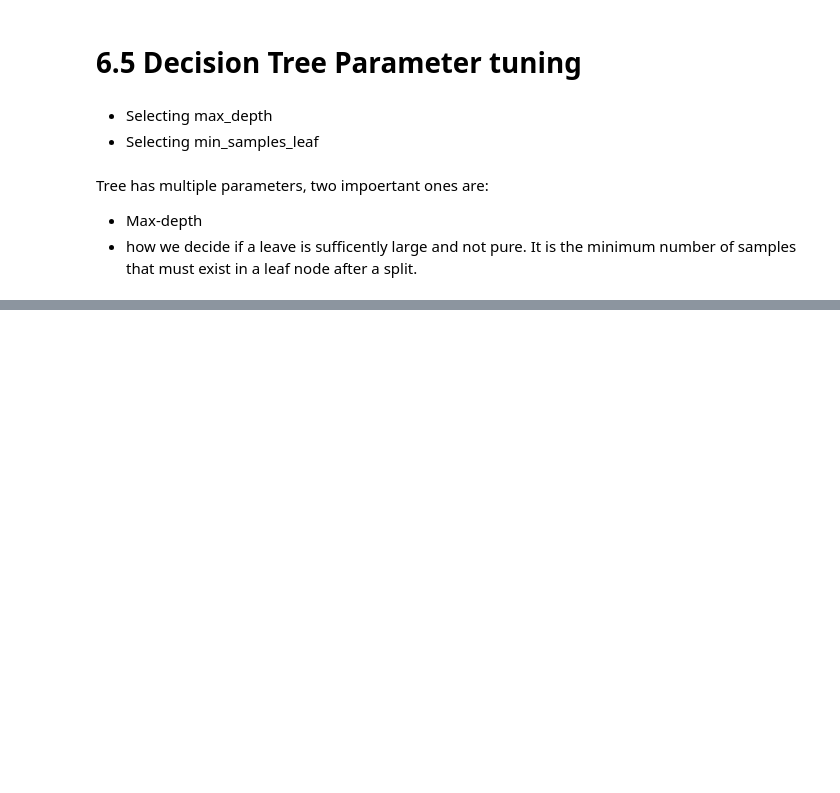
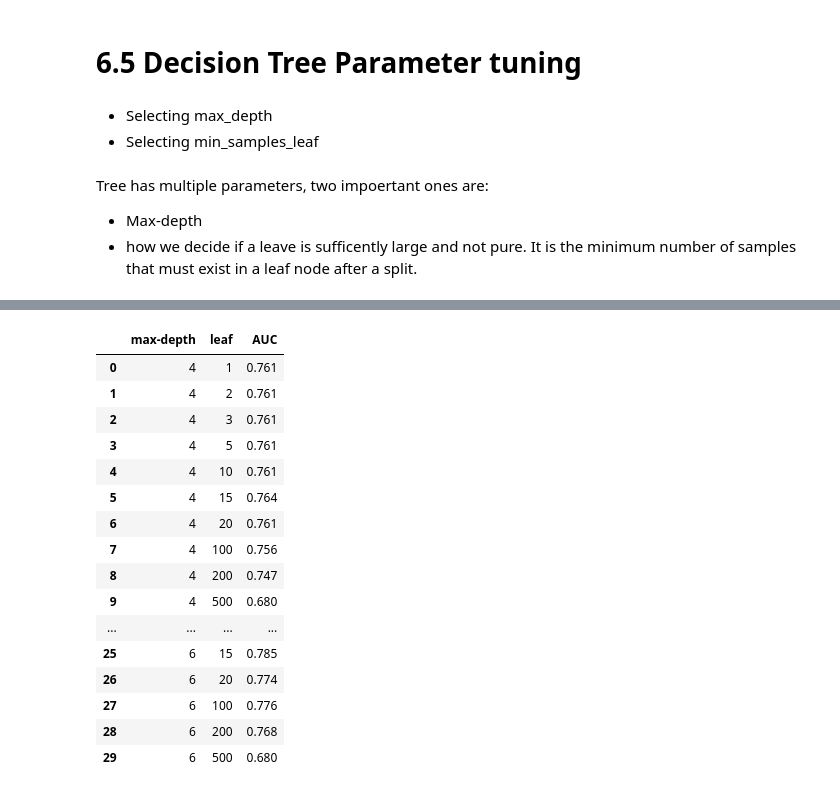
Before and after one commit to skykmar02/Credit-Risk-Scoring, a Jupyter notebook: 06_Credit_risk_scoring.ipynb, the cells around one changed output, grey strips where cells are left out. Saved outputs shown, nothing was run; the diff lists cells and outputs as text; code cells hidden in the pictures; blank space fills up the shorter version.

```diff
--- a/06_Credit_risk_scoring.ipynb
+++ b/06_Credit_risk_scoring.ipynb
@@ -371,4 +372,11 @@ Tree has multiple parameters, two impoertant ones are:
 - Max-depth
 - how we decide if a leave is sufficently large and not pure. It is the minimum number of samples that must exist in a leaf node after a split.
 # %%
-DecisionTreeClassifier
+for d in [1,3,4,5,6,10,15,20, None]:
+    dt = DecisionTreeClassifier(max_depth=d)
+    dt.fit(X_train, y_train)
+
+    y_pred = dt.predict_proba(X_val)[:, 1]
+    auc = roc_auc_score(y_val, y_pred)
+
+    print(f'Depth {d}-> AUC:{auc:.3f}')
@@ -374,0 +395,11 @@ DecisionTreeClassifier
+# %%
+scores = []
+for d in [4,5,6]:
+    for s in [1,2,3,5,10,15,20,100,200,500]:
+        dt = DecisionTreeClassifier(max_depth=d,min_samples_leaf=s)
+        dt.fit(X_train, y_train)
+
+        y_pred = dt.predict_proba(X_val)[:, 1]
+        auc = roc_auc_score(y_val, y_pred)
+
+        scores.append((d,s,round(auc, 3)))
@@ -374,0 +426,23 @@ DecisionTreeClassifier
+# %%
+columns = ['max-depth', 'leaf', 'AUC']
+df_scores = pd.DataFrame(scores, columns = columns)
+# %%
+df_scores
+# %% [output]
+|  | max-depth | leaf | AUC |
+| 0 | 4 | 1 | 0.761 |
+| 1 | 4 | 2 | 0.761 |
+| 2 | 4 | 3 | 0.761 |
+| 3 | 4 | 5 | 0.761 |
+| 4 | 4 | 10 | 0.761 |
+| 5 | 4 | 15 | 0.764 |
+| 6 | 4 | 20 | 0.761 |
+| 7 | 4 | 100 | 0.756 |
+| 8 | 4 | 200 | 0.747 |
+| 9 | 4 | 500 | 0.680 |
+| ... | ... | ... | ... |
+| 25 | 6 | 15 | 0.785 |
+| 26 | 6 | 20 | 0.774 |
+| 27 | 6 | 100 | 0.776 |
+| 28 | 6 | 200 | 0.768 |
+| 29 | 6 | 500 | 0.680 |
```
Also changed, not shown: parts of 10 cells of this notebook, 2 other files.
